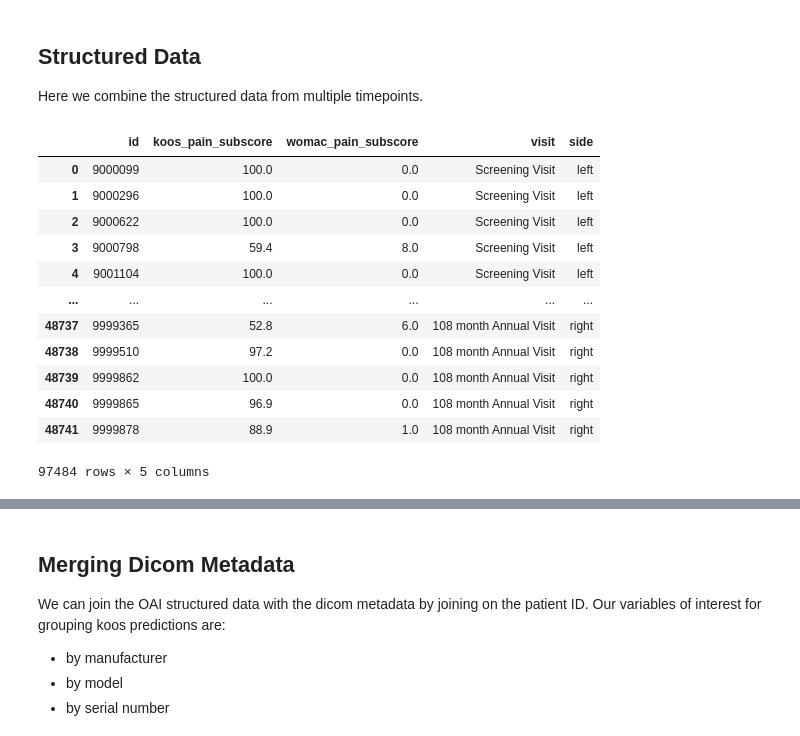
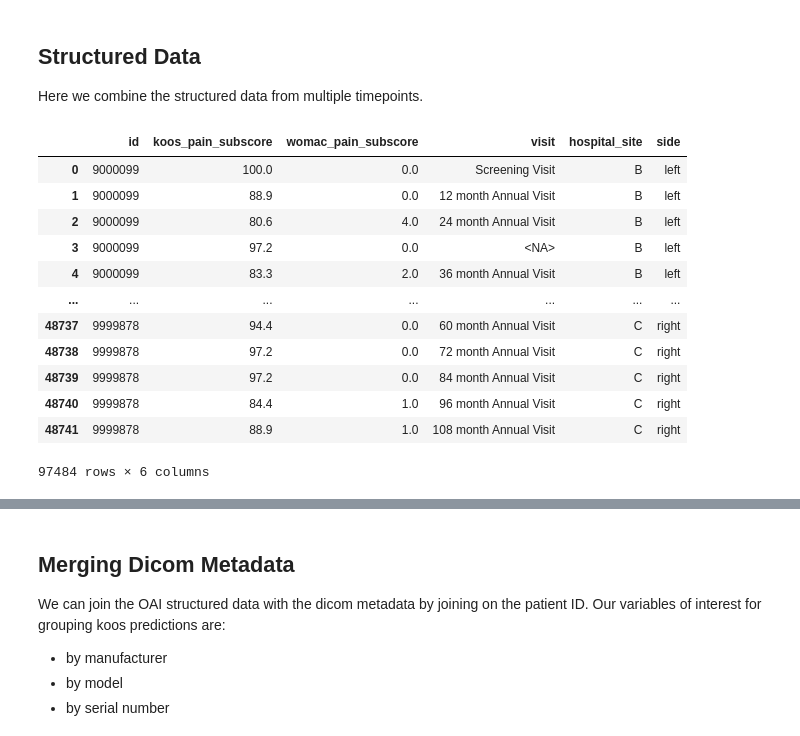
Before and after one commit to cairo-lab/xray_fingerprints, a Jupyter notebook: analysis/results_bias/bias_partition.ipynb, the cells around one changed output, grey strips where cells are left out. Drawn from its saved outputs; the diff is of its cells as text; code cells hidden in the pictures.

```diff
--- a/analysis/results_bias/bias_partition.ipynb
+++ b/analysis/results_bias/bias_partition.ipynb
@@ -51,6 +52,7 @@ original_dataframes: dict[str, pd.DataFrame] = {}
 
 clinical_data_files = glob.glob(os.path.join(BASED_STRUCTURED_DIR, "AllClinical*.txt"))
 xray_files = glob.glob(os.path.join(BASED_STRUCTURED_DIR, "XRay*.txt"))
+enrollee_files = glob.glob(os.path.join(BASED_STRUCTURED_DIR, "Enrollees*.txt"))
 
 combined_files = sorted(clinical_data_files + xray_files)
 
@@ -63,52 +65,61 @@ for filename in combined_files:
         continue
 
     original_dataframes[name] = df
+
+if not len(enrollee_files):
+    raise ValueError("missing Enrollee.txt from structured data")
+
+df_site = utils.read_data_frame(enrollee_files[0])[["id", "v00site"]].astype("string")
 # %%
 dfs = {}
 
 for side in ["left", "right"]:
     subset_cols = (
         ["id", "kooskpl", "womkpl"] if side == "left" else ["id", "kooskpr", "womkpr"]
     )
 
     dfs[side] = utils.concatenate_from_timepoints(
         original_dataframes,
         dataset_substring="allclinical",
         subset=subset_cols,
     )
 
+    dfs[side] = dfs[side].merge(df_site, on="id", how="inner")
+    dfs[side].rename(columns={"v00site": "hospital_site"}, inplace=True)
+
     utils.validate_column(
         pd.Series(dfs[side].columns),
-        subset_cols + ["visit"],
+        subset_cols + ["visit", "hospital_site"],
     )
 
     dfs[side].columns = [
         "id",
         "koos_pain_subscore",
         "womac_pain_subscore",
         "visit",
+        "hospital_site",
     ]  # type:ignore
     dfs[side]["side"] = side
 
 all_knee_pain_scores = pd.concat([val for val in dfs.values()])
 all_knee_pain_scores["visit"] = all_knee_pain_scores["visit"].apply(
     lambda x: CLINICAL_WAVES_TO_FOLLOWUP.get(x, pd.NA)
 )
 all_knee_pain_scores
 # %% [output]
-|  | id | koos_pain_subscore | womac_pain_subscore | visit | side |
-| 0 | 9000099 | 100.0 | 0.0 | Screening Visit | left |
-| 1 | 9000296 | 100.0 | 0.0 | Screening Visit | left |
-| 2 | 9000622 | 100.0 | 0.0 | Screening Visit | left |
-| 3 | 9000798 | 59.4 | 8.0 | Screening Visit | left |
-| 4 | 9001104 | 100.0 | 0.0 | Screening Visit | left |
-| ... | ... | ... | ... | ... | ... |
-| 48737 | 9999365 | 52.8 | 6.0 | 108 month Annual Visit | right |
-| 48738 | 9999510 | 97.2 | 0.0 | 108 month Annual Visit | right |
-| 48739 | 9999862 | 100.0 | 0.0 | 108 month Annual Visit | right |
-| 48740 | 9999865 | 96.9 | 0.0 | 108 month Annual Visit | right |
-| 48741 | 9999878 | 88.9 | 1.0 | 108 month Annual Visit | right |
+|  | id | koos_pain_subscore | womac_pain_subscore | visit | hospital_site | side |
+| 0 | 9000099 | 100.0 | 0.0 | Screening Visit | B | left |
+| 1 | 9000099 | 88.9 | 0.0 | 12 month Annual Visit | B | left |
+| 2 | 9000099 | 80.6 | 4.0 | 24 month Annual Visit | B | left |
+| 3 | 9000099 | 97.2 | 0.0 | <NA> | B | left |
+| 4 | 9000099 | 83.3 | 2.0 | 36 month Annual Visit | B | left |
+| ... | ... | ... | ... | ... | ... | ... |
+| 48737 | 9999878 | 94.4 | 0.0 | 60 month Annual Visit | C | right |
+| 48738 | 9999878 | 97.2 | 0.0 | 72 month Annual Visit | C | right |
+| 48739 | 9999878 | 97.2 | 0.0 | 84 month Annual Visit | C | right |
+| 48740 | 9999878 | 84.4 | 1.0 | 96 month Annual Visit | C | right |
+| 48741 | 9999878 | 88.9 | 1.0 | 108 month Annual Visit | C | right |
-97484 rows × 5 columns
+97484 rows × 6 columns
 # %%
 with open(DICOM_METADATA_PATH, "rb") as f:
     dicom_metadata = pickle.load(f)
```
Also changed, not shown: parts of 11 cells of this notebook.
